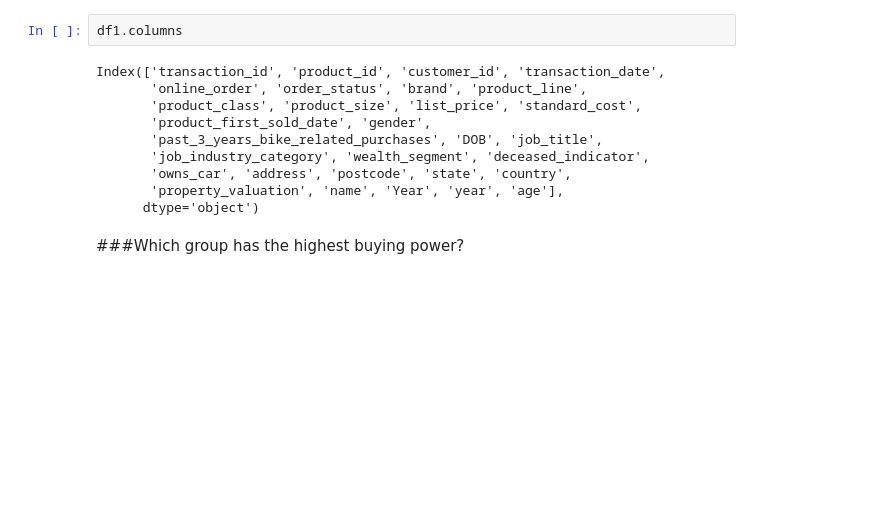
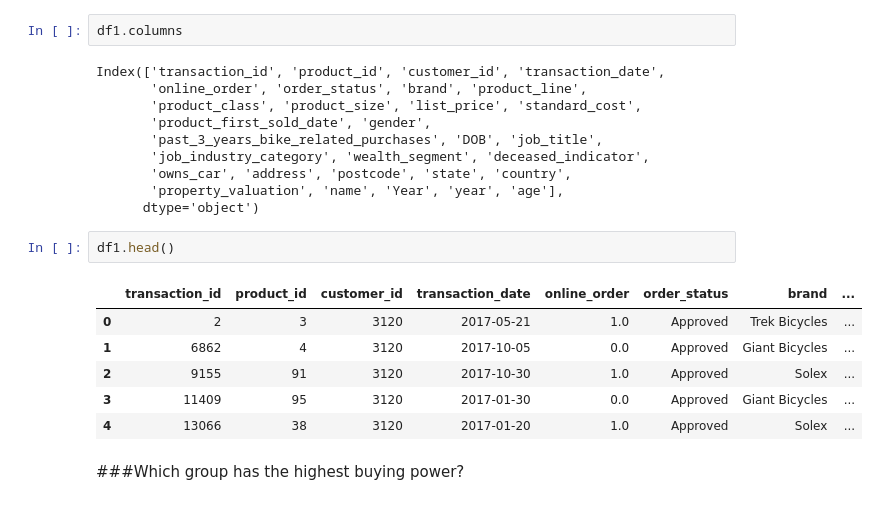
Before and after one commit to Dennieeeee/KPMG-Customer-Analytics-Project, a Jupyter notebook: Early_EDA_and_Descriptive_Statistics.ipynb, the cells around one changed output. Saved outputs shown, nothing was run; the diff lists cells and outputs as text; blank space fills up the shorter version.

```diff
--- a/Early_EDA_and_Descriptive_Statistics.ipynb
+++ b/Early_EDA_and_Descriptive_Statistics.ipynb
@@ -252,6 +252,15 @@ Index(['transaction_id', 'product_id', 'customer_id', 'transaction_date',
        'owns_car', 'address', 'postcode', 'state', 'country',
        'property_valuation', 'name', 'Year', 'year', 'age'],
       dtype='object')
+# %%
+df1.head()
+# %% [output]
+|  | transaction_id | product_id | customer_id | transaction_date | online_order | order_status | brand | ... |
+| 0 | 2 | 3 | 3120 | 2017-05-21 | 1.0 | Approved | Trek Bicycles | ... |
+| 1 | 6862 | 4 | 3120 | 2017-10-05 | 0.0 | Approved | Giant Bicycles | ... |
+| 2 | 9155 | 91 | 3120 | 2017-10-30 | 1.0 | Approved | Solex | ... |
+| 3 | 11409 | 95 | 3120 | 2017-01-30 | 0.0 | Approved | Giant Bicycles | ... |
+| 4 | 13066 | 38 | 3120 | 2017-01-20 | 1.0 | Approved | Solex | ... |
 # %% [markdown]
 ###Which group has the highest buying power?
 # %%
```
Also changed, not shown: parts of 4 cells of this notebook.
